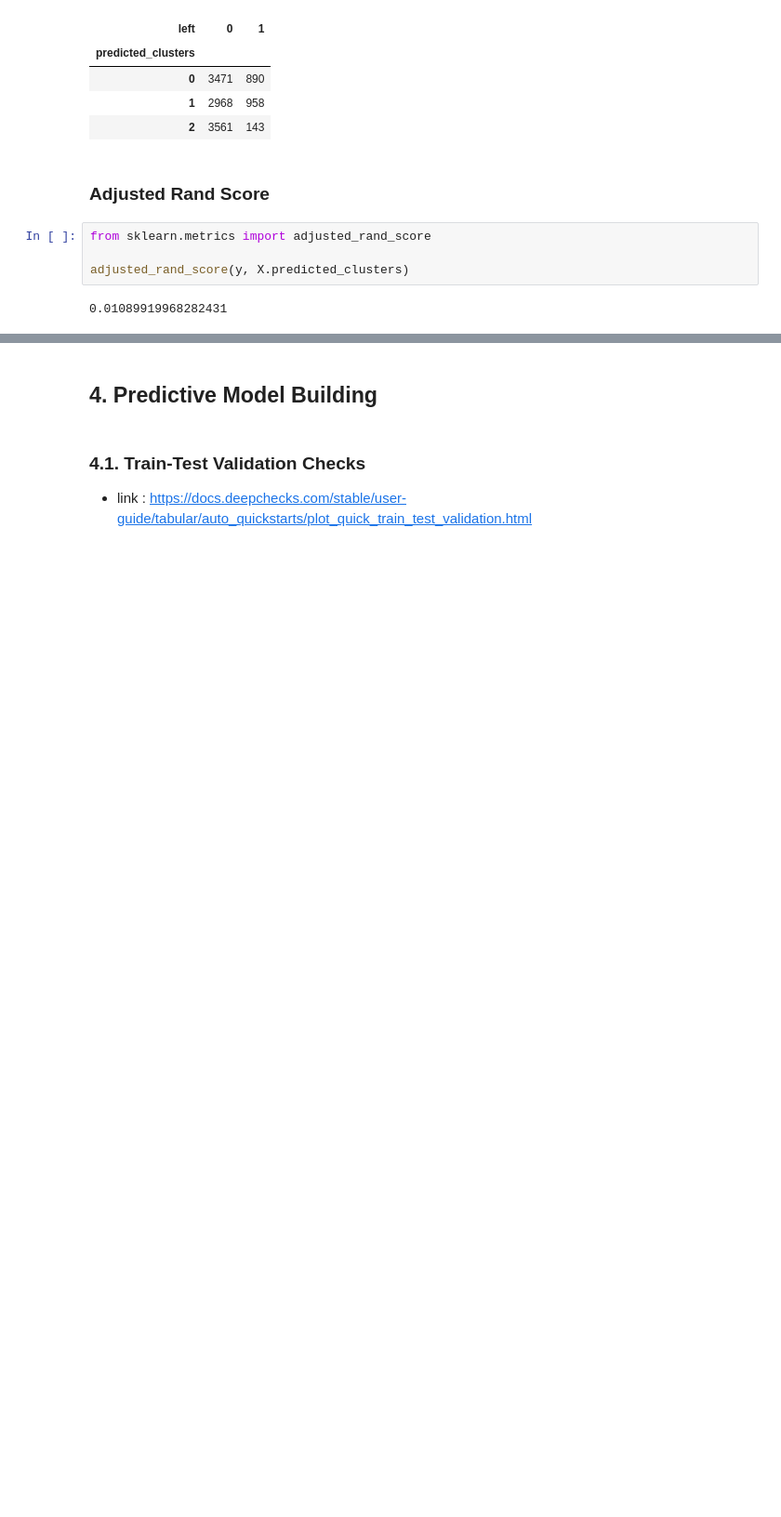
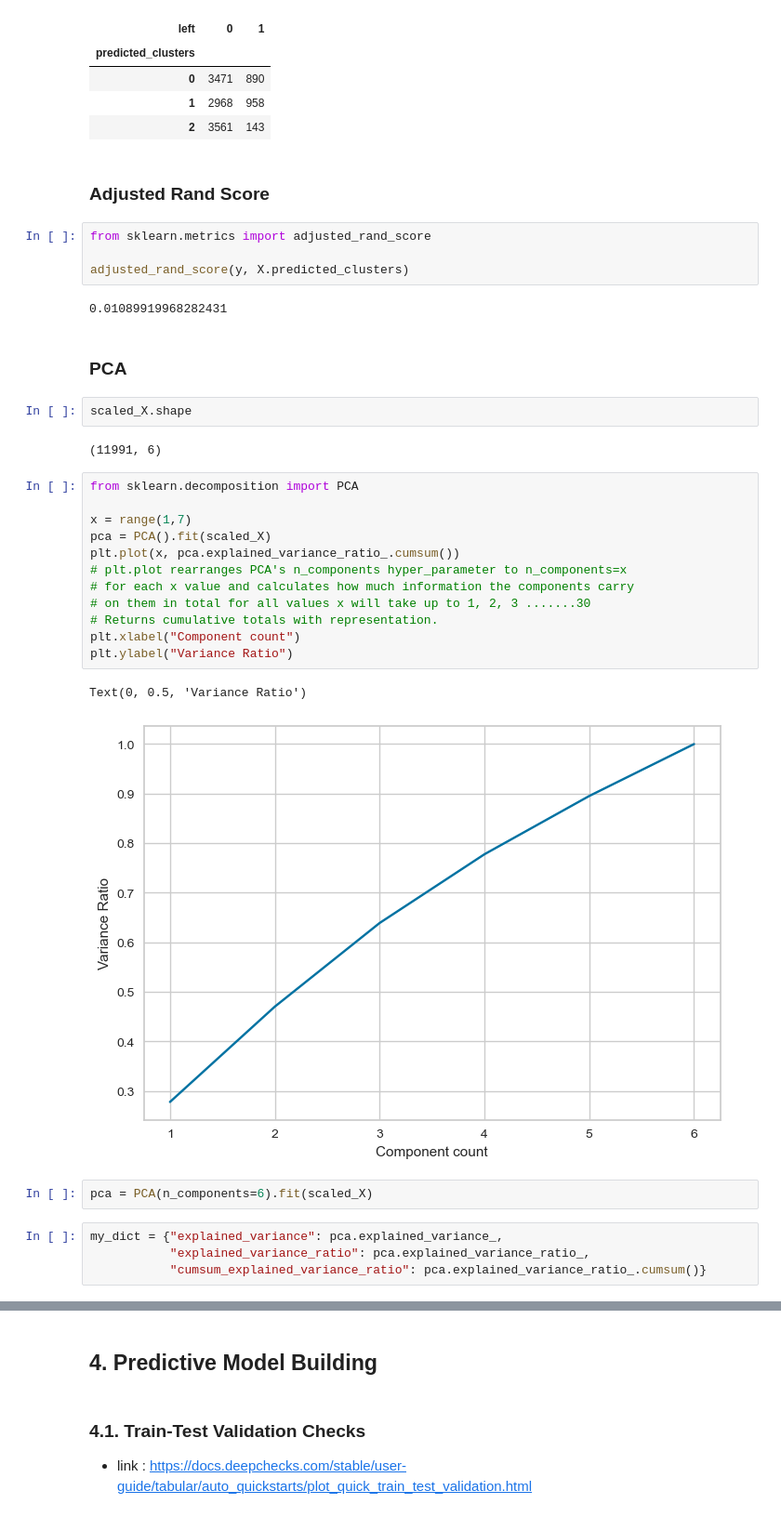
Before and after one commit to iceyisaak/capstone-project_churn-prediction, a Jupyter notebook: Churn Prediction_Student_Notebook_V5.ipynb, the cells around one changed output, grey strips where cells are left out. Shown at 93% size. Saved outputs shown, nothing was run; the diff lists cells and outputs as text; blank space fills up the shorter version.

```diff
--- a/Churn Prediction_Student_Notebook_V5.ipynb
+++ b/Churn Prediction_Student_Notebook_V5.ipynb
@@ -1141,3 +1141,30 @@ from sklearn.metrics import adjusted_rand_score
 adjusted_rand_score(y, X.predicted_clusters)
 # %% [output]
 0.01089919968282431
+# %% [markdown]
+### PCA
+# %%
+scaled_X.shape
+# %% [output]
+(11991, 6)
+# %%
+from sklearn.decomposition import PCA
+
+x = range(1,7)
+pca = PCA().fit(scaled_X)
+plt.plot(x, pca.explained_variance_ratio_.cumsum())
+# plt.plot rearranges PCA's n_components hyper_parameter to n_components=x
+# for each x value and calculates how much information the components carry
+# on them in total for all values x will take up to 1, 2, 3 .......30
+# Returns cumulative totals with representation.
+plt.xlabel("Component count")
+plt.ylabel("Variance Ratio")
+# %% [output]
+Text(0, 0.5, 'Variance Ratio')
+[figure, added]
+# %%
+pca = PCA(n_components=6).fit(scaled_X)
+# %%
+my_dict = {"explained_variance": pca.explained_variance_,
+           "explained_variance_ratio": pca.explained_variance_ratio_,
+           "cumsum_explained_variance_ratio": pca.explained_variance_ratio_.cumsum()}
```
Also changed, not shown: parts of 8 cells of this notebook.
